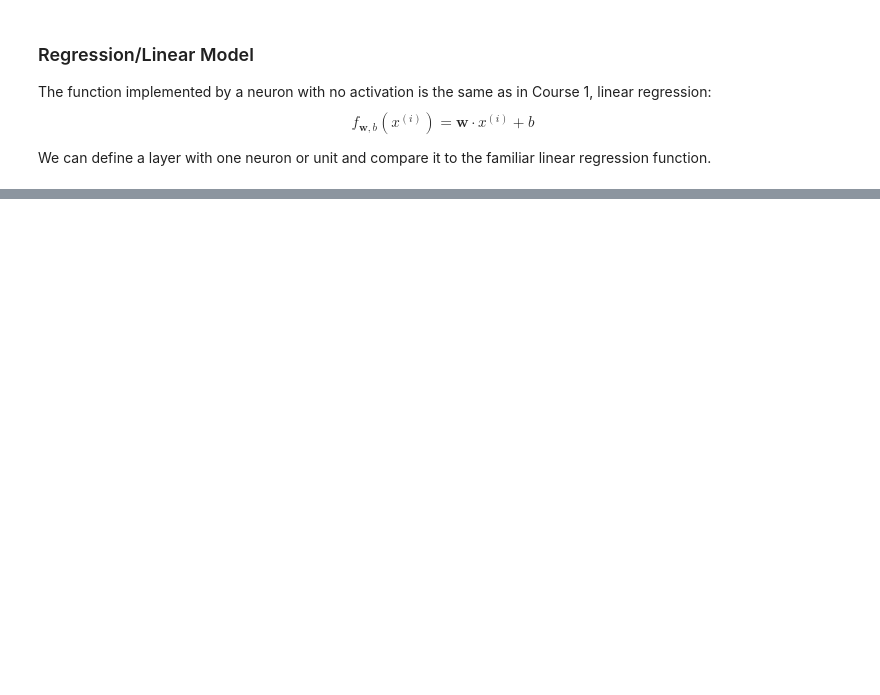
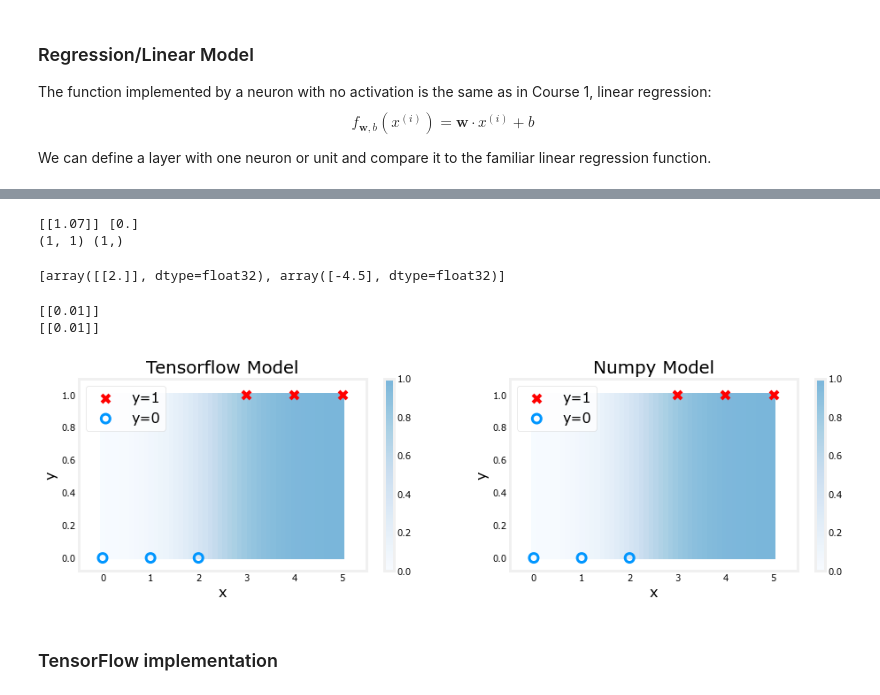
Before and after one commit to imaxfp/edu_machine_learning, a Jupyter notebook: src/2_deeplearning_ai_advanced_learning_algorithms/week1.ipynb, the cells around one changed output, grey strips where cells are left out. Cells and saved outputs as stored; diff of their text form; code cells hidden in the pictures; blank space fills up the shorter version.

```diff
--- a/src/2_deeplearning_ai_advanced_learning_algorithms/week1.ipynb
+++ b/src/2_deeplearning_ai_advanced_learning_algorithms/week1.ipynb
@@ -222,0 +327,6 @@ print(np.__version__)
+# %%
+model = Sequential(
+    [
+        tf.keras.layers.Dense(1, input_dim=1,  activation = 'sigmoid', name='L1')
+    ]
+)
@@ -222,0 +349,31 @@ print(np.__version__)
+# %%
+logistic_layer = model.get_layer('L1')
+w,b = logistic_layer.get_weights()
+print(w,b)
+print(w.shape,b.shape)
+# %% [output]
+[[1.07]] [0.]
+(1, 1) (1,)
+# %%
+set_w = np.array([[2]])
+set_b = np.array([-4.5])
+# set_weights takes a list of numpy arrays
+logistic_layer.set_weights([set_w, set_b])
+print(logistic_layer.get_weights())
+# %% [output]
+[array([[2.]], dtype=float32), array([-4.5], dtype=float32)]
+# %%
+# Let's compare equation (2) to the layer output.
+a1 = model.predict(X_train[0].reshape(1,1))
+print(a1)
+alog = sigmoidnp(np.dot(set_w,X_train[0].reshape(1,1)) + set_b)
+print(alog)
+
+# They produce the same values! Now, we can use our logistic layer and NumPy model to make predictions on our training data.
+plt_logistic(X_train, Y_train, model, set_w, set_b, pos, neg)
+# %% [output]
+[[0.01]]
+[[0.01]]
+[figure, added]
+# %% [markdown]
+### TensorFlow implementation
```
Also changed, not shown: parts of 17 cells of this notebook.
